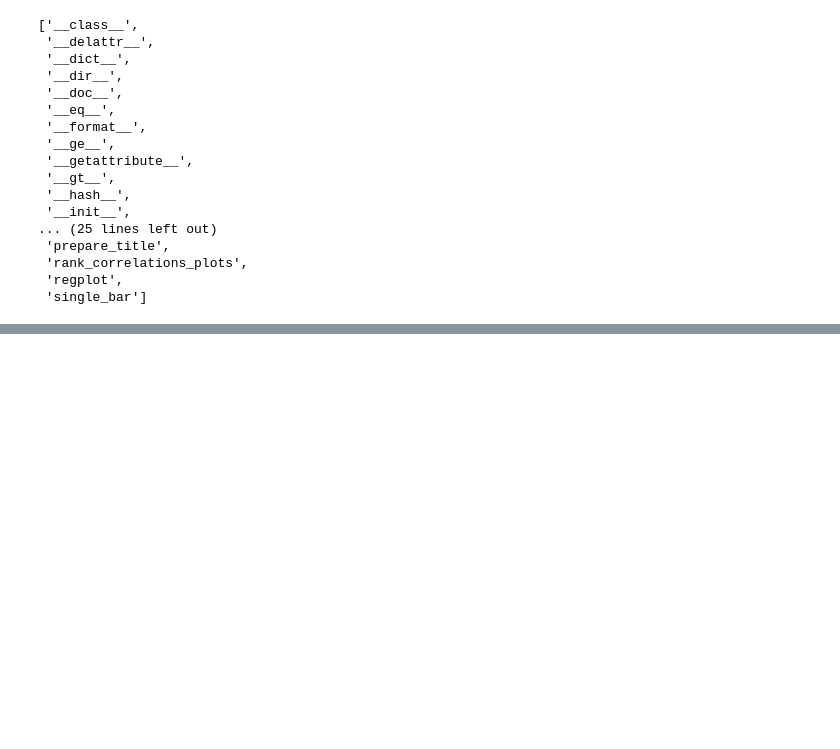
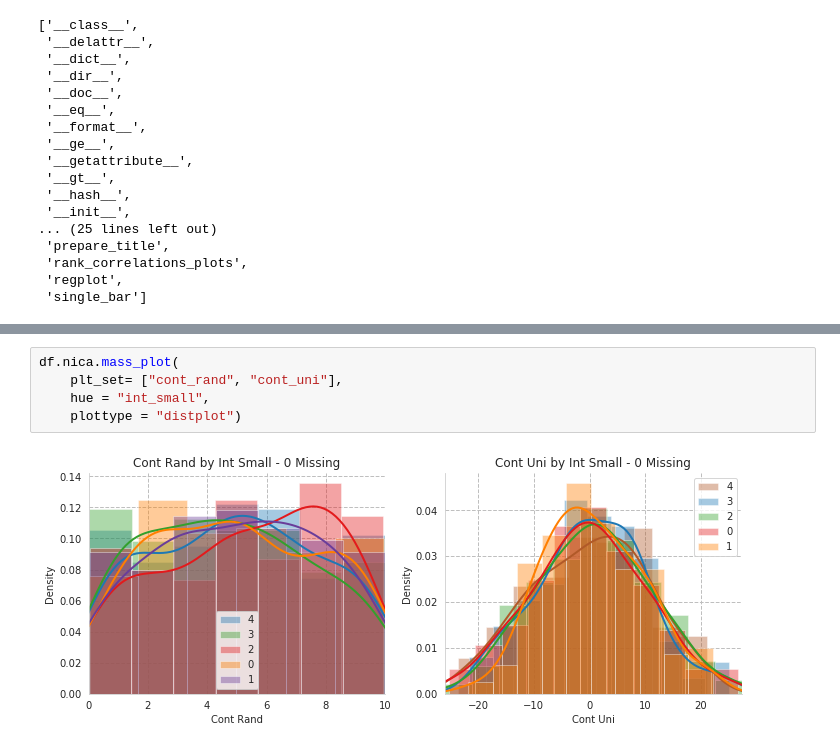
Before and after one commit to nicapotato/nicaviz, a Jupyter notebook: notebooks/Plot_Examples.ipynb, the cells around one changed output, grey strips where cells are left out. Drawn from its saved outputs; the diff is of its cells as text; blank space fills up the shorter version.

```diff
--- a/notebooks/Plot_Examples.ipynb
+++ b/notebooks/Plot_Examples.ipynb
@@ -105,3 +105,10 @@ df.nica.mass_plot(
+# %%
+df.nica.mass_plot(
+    plt_set= ["cont_rand", "cont_uni"],
+    hue = "int_small",
+    plottype = "distplot")
+# %% [output]
+[figure, added]
 # %%
 df.nica.mass_plot(
     plt_set= ["int_small", "int_med"],
```
Also changed, not shown: parts of 9 cells of this notebook, 1 other file.
